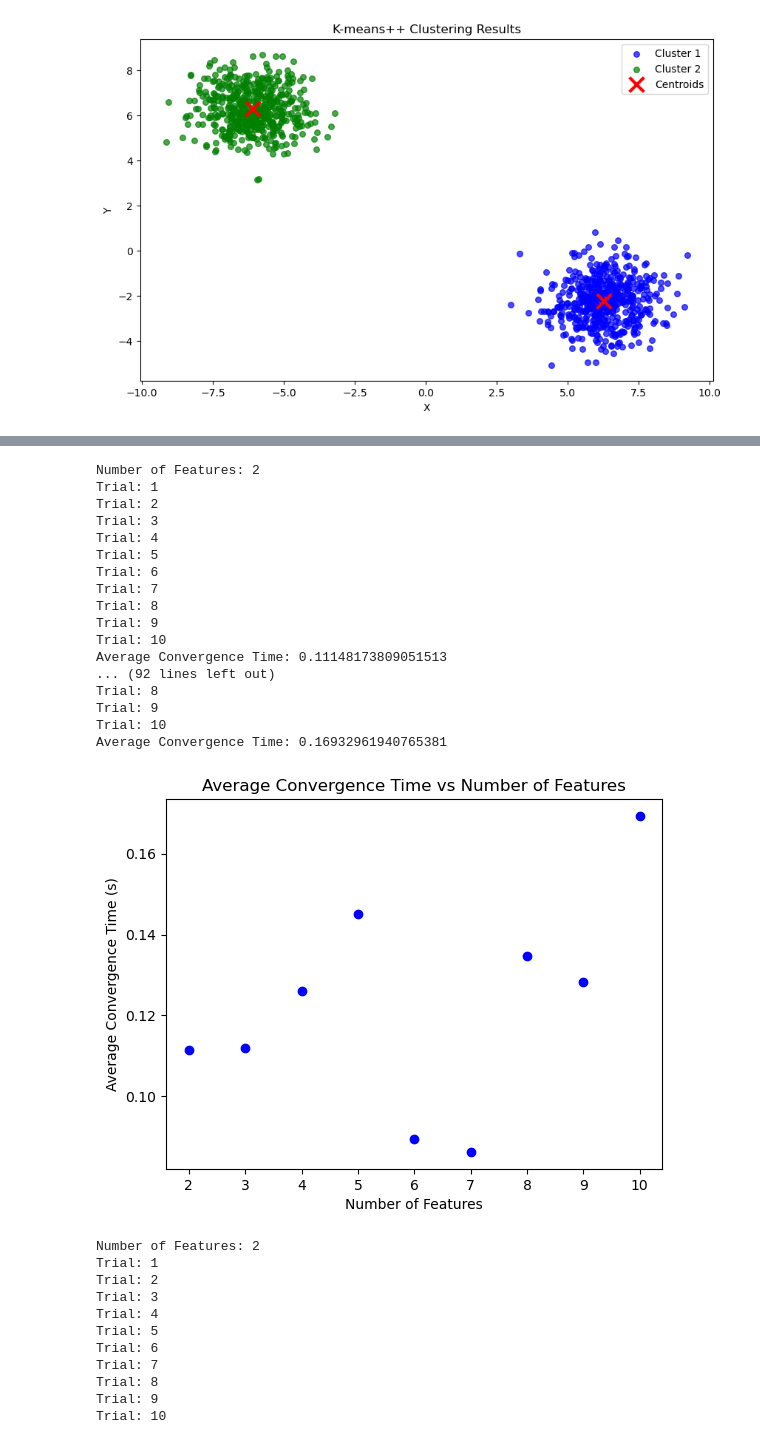
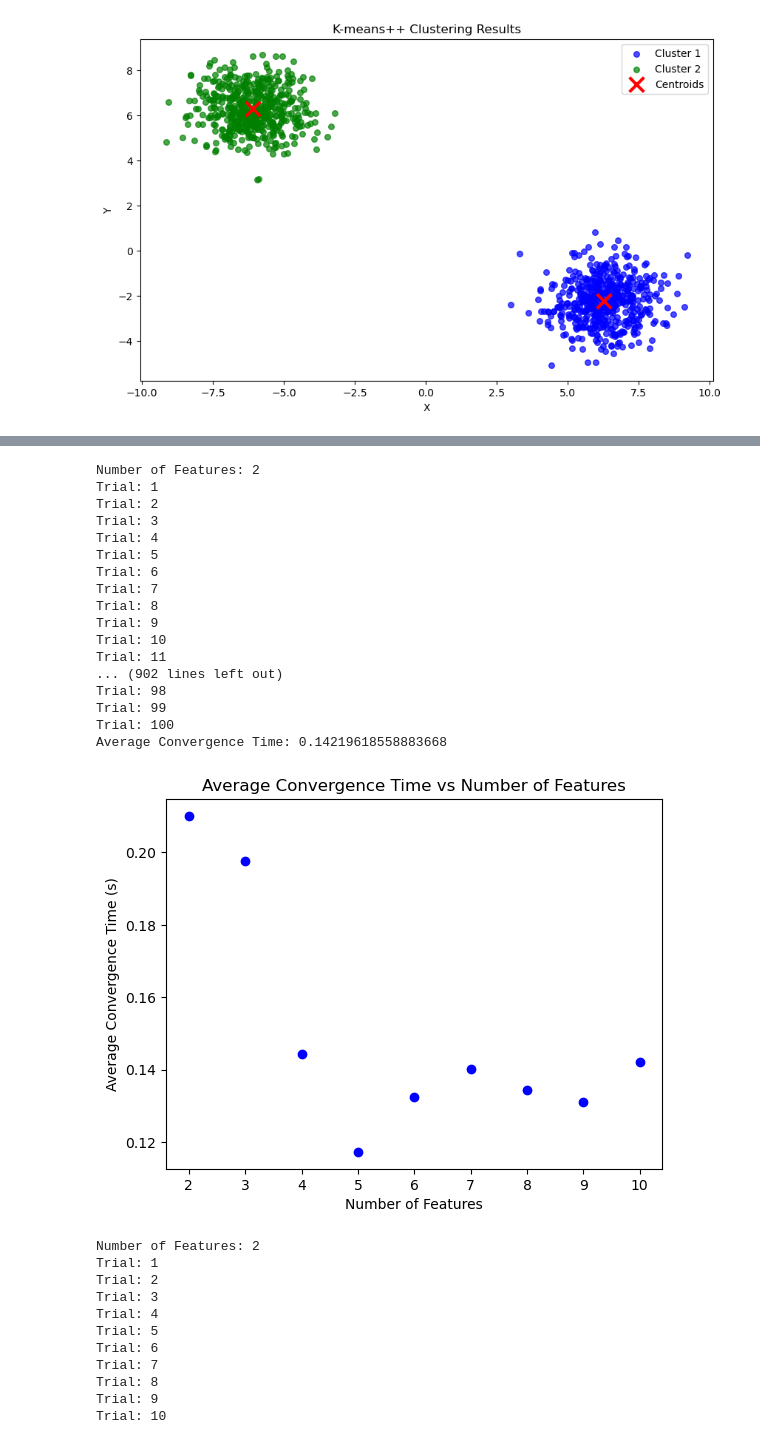
Before and after one commit to aerosubarna/ist_597_physics_informed_machine_learning, a Jupyter notebook: hw3/hw3.ipynb, the cells around one changed output, grey strips where cells are left out. Drawn from its saved outputs; the diff is of its cells as text; code cells hidden in the pictures.

```diff
--- a/hw3/hw3.ipynb
+++ b/hw3/hw3.ipynb
@@ -74,14 +74,9 @@ def update_centroids(data, centroids):
 
     return np.array(new_centroids), clusters
 # %%
-def k_means_clustering(data, num_clusters, init_method='random'):
+def k_means_clustering(data, num_clusters):
 
-    if init_method == 'random':
-        centroids = initialize_centroids_randomly(data, num_clusters)
-    elif init_method == 'kmeans++':
-        centroids = initialize_centroids_plusplus(data, num_clusters)
-    else:
-        raise ValueError("Invalid initialization method. Choose 'random' or 'kmeans++'")
+    centroids = initialize_centroids_randomly(data, num_clusters)
 
     while True:
         prev_centroids = centroids.copy()
@@ -195,7 +209,7 @@ plt.show()
 # %% [output]
 [figure]
 # %%
-def run_clustering_trials(num_clusters, num_samples, num_features, num_trials=10, method='kmeans++'):
+def run_clustering_trials(num_clusters, num_samples, num_features, num_trials=10, method='kmeans'):
 
     X, _ = generate_blobs(num_samples=num_samples, num_features=num_features, num_clusters=num_clusters)
 
@@ -210,7 +224,7 @@ def run_clustering_trials(num_clusters, num_samples, num_features, num_trials=10
             end_time = time.time()
         elif method == 'kmeans++':
             start_time = time.time()
-            k_means_clustering(X, num_clusters, init_method='kmeans++')
+            k_meanspp_clustering(X, num_clusters)
             end_time = time.time()
         elif method == 'gmm':
             start_time = time.time()
@@ -227,10 +365,11 @@ def run_clustering_trials(num_clusters, num_samples, num_features, num_trials=10
 # %%
-# # convergence times vs number of features
+# convergence times vs number of features
+# kmeans 4 clusters
 
 num_clusters = 4 # number of clusters
 num_samples = 1000 # number of data points
 num_features_list = range(2, 11) # dimension of the data
-num_trials = 10 # number of trials
+num_trials = 100 # number of trials
 
 avg_time_list = np.zeros(len(num_features_list))
 for i, num_features in enumerate(num_features_list):
@@ -266,0 +447,22 @@ Average Convergence Time: 0.11929907798767089
+# %%
+# convergence times vs number of features
+# kmeans++ 3 clusters
+
+num_clusters = 3 # number of clusters
+num_samples = 1000 # number of data points
+num_features_list = range(2, 11) # dimension of the data
+num_trials = 100 # number of trials
+
+avg_time_list = np.zeros(len(num_features_list))
+for i, num_features in enumerate(num_features_list):
+    print(f"Number of Features: {num_features}")
+    avg_time = run_clustering_trials(num_clusters, num_samples, num_features, num_trials, method='kmeans++')
+    avg_time_list[i] = avg_time
+    print(f"Average Convergence Time: {avg_time}")
+
+# plot the results
+plt.plot(num_features_list, avg_time_list, 'bo')
+plt.xlabel('Number of Features')
+plt.ylabel('Average Convergence Time (s)')
+plt.title('Average Convergence Time vs Number of Features')
+plt.show()
@@ -267,41 +488,42 @@ Average Convergence Time: 0.11929907798767089
 # %%
-# # convergence times vs number of features
+# convergence times vs number of features
+# kmeans++ 4 clusters
 
 num_clusters = 4 # number of clusters
 num_samples = 1000 # number of data points
 num_features_list = range(2, 11) # dimension of the data
-num_trials = 10 # number of trials
+num_trials = 100 # number of trials
 
 avg_time_list = np.zeros(len(num_features_list))
 for i, num_features in enumerate(num_features_list):
     print(f"Number of Features: {num_features}")
     avg_time = run_clustering_trials(num_clusters, num_samples, num_features, num_trials, method='kmeans++')
     avg_time_list[i] = avg_time
     print(f"Average Convergence Time: {avg_time}")
 
 # plot the results
 plt.plot(num_features_list, avg_time_list, 'bo')
 plt.xlabel('Number of Features')
 plt.ylabel('Average Convergence Time (s)')
 plt.title('Average Convergence Time vs Number of Features')
 plt.show()
 # %% [output]
 Number of Features: 2
 Trial: 1
 Trial: 2
 Trial: 3
 Trial: 4
 Trial: 5
 Trial: 6
 Trial: 7
 Trial: 8
 Trial: 9
 Trial: 10
-Average Convergence Time: 0.11148173809051513
-... (92 lines left out)
-Trial: 8
-Trial: 9
-Trial: 10
-Average Convergence Time: 0.16932961940765381
+Trial: 11
+... (902 lines left out)
+Trial: 98
+Trial: 99
+Trial: 100
+Average Convergence Time: 0.14219618558883668
-[figure, old version]
+[figure, new version]
 # %%
```
Also changed, not shown: parts of 8 cells of this notebook, 1 other file.
